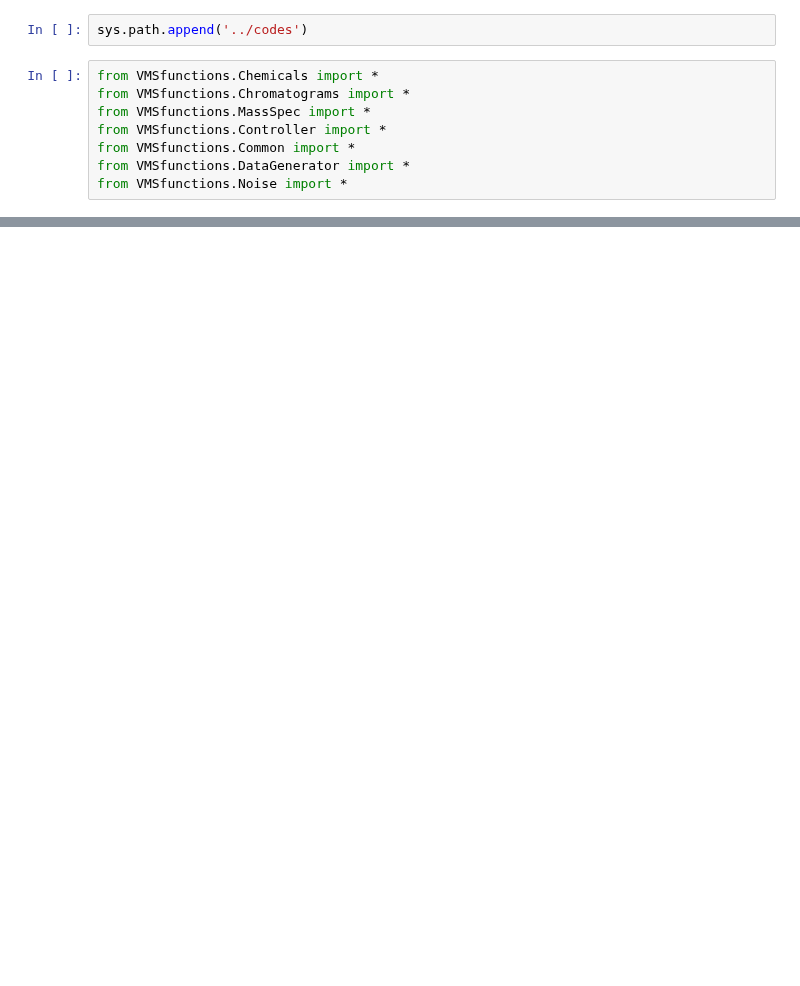
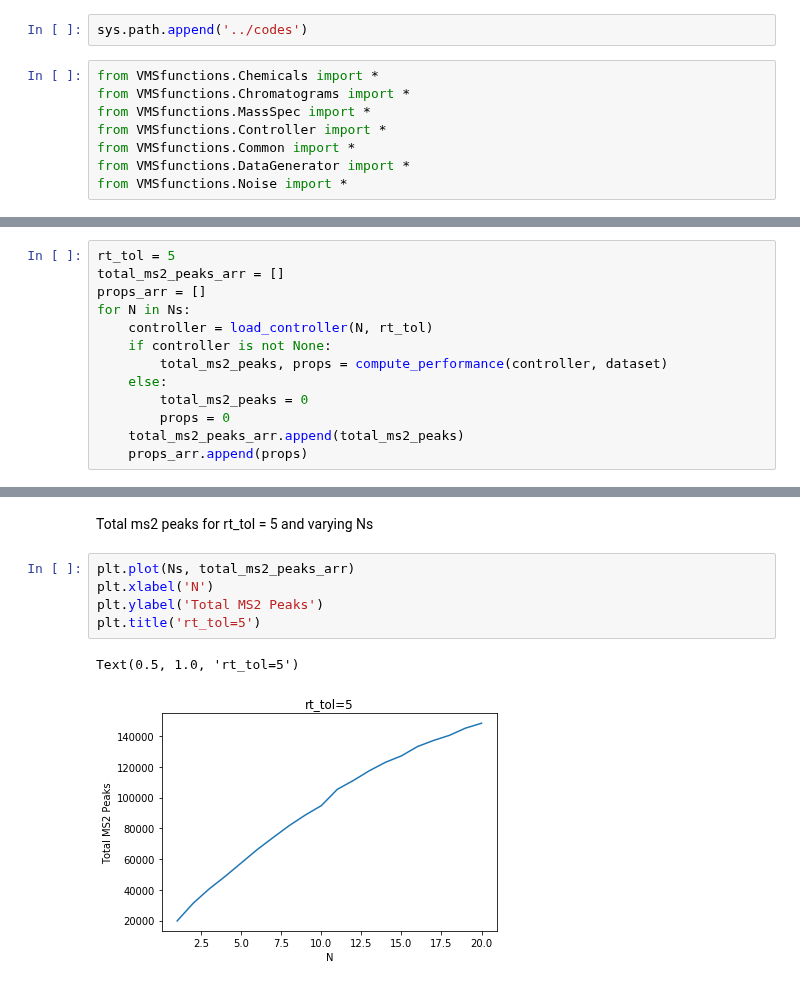
Before and after one commit to sdrogers/clms, a Jupyter notebook: Simulator/notebooks/top-N-experiments-analysis.ipynb, the cells around one changed output, grey strips where cells are left out. Cells and saved outputs as stored; diff of their text form; blank space fills up the shorter version.

```diff
--- a/Simulator/notebooks/top-N-experiments-analysis.ipynb
+++ b/Simulator/notebooks/top-N-experiments-analysis.ipynb
@@ -61,0 +137,13 @@ most_intense = sorted_dataset[0:100]
+# %%
+rt_tol = 5
+total_ms2_peaks_arr = []
+props_arr = []
+for N in Ns:
+    controller = load_controller(N, rt_tol)
+    if controller is not None:
+        total_ms2_peaks, props = compute_performance(controller, dataset)
+    else:
+        total_ms2_peaks = 0
+        props = 0
+    total_ms2_peaks_arr.append(total_ms2_peaks)
+    props_arr.append(props)
@@ -61,0 +168,10 @@ most_intense = sorted_dataset[0:100]
+# %% [markdown]
+Total ms2 peaks for rt_tol = 5 and varying Ns
+# %%
+plt.plot(Ns, total_ms2_peaks_arr)
+plt.xlabel('N')
+plt.ylabel('Total MS2 Peaks')
+plt.title('rt_tol=5')
+# %% [output]
+Text(0.5, 1.0, 'rt_tol=5')
+[figure, added]
```
Also changed, not shown: parts of 43 cells of this notebook, 1 other file.
